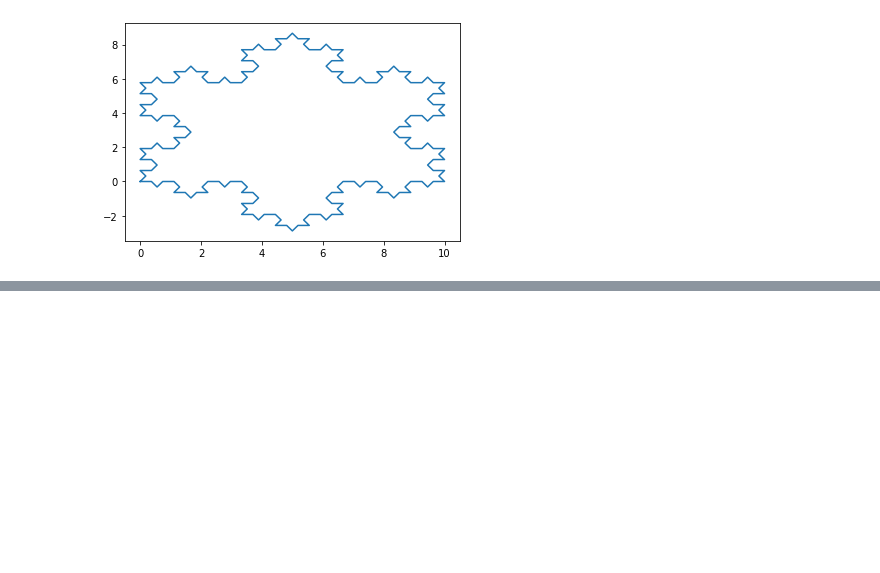
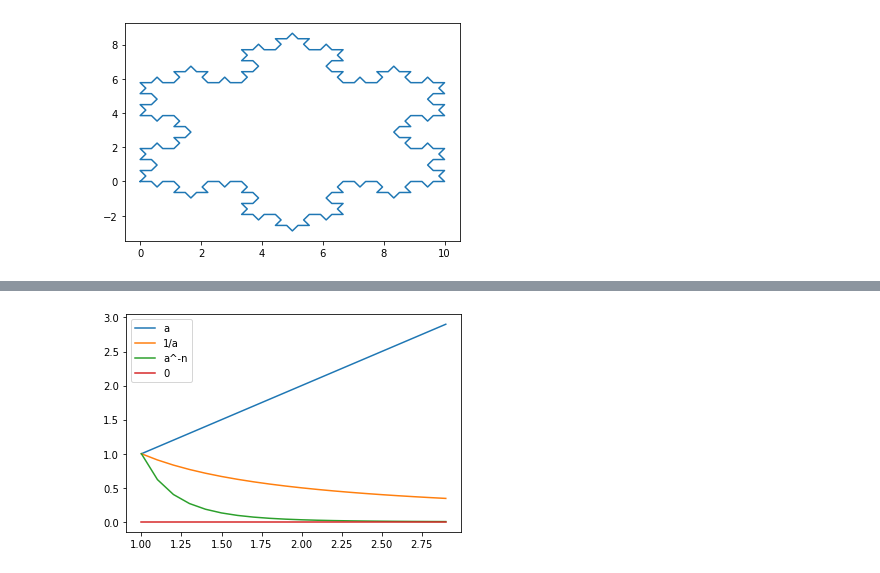
Before and after one commit to plaquette/Jupyter_FMS, a Jupyter notebook: Mathematik/01_Potenzen.ipynb, the cells around one changed output, grey strips where cells are left out. Saved outputs shown, nothing was run; the diff lists cells and outputs as text; code cells hidden in the pictures; blank space fills up the shorter version.

```diff
--- a/Mathematik/01_Potenzen.ipynb
+++ b/Mathematik/01_Potenzen.ipynb
@@ -95,0 +145,23 @@ plt.show()
+# %%
+import matplotlib.pyplot as plt
+import numpy as np
+%matplotlib inline
+
+x = np.arange(1, 3, 0.1)
+
+y1 = x
+y2 = 1/x
+y3 = x**(-5)
+y4 = x*0
+
+
+#[Sin[1/0.002*x], {x, 0, 1/360 \[Pi]}]
+
+plt.plot(x,y1)
+plt.plot(x,y2)
+plt.plot(x,y3)
+plt.plot(x,y4)
+plt.legend(['a', '1/a', 'a^-n', '0'])
+plt.show()
+# %% [output]
+[figure, added]
```
Also changed, not shown: parts of 5 cells of this notebook.
